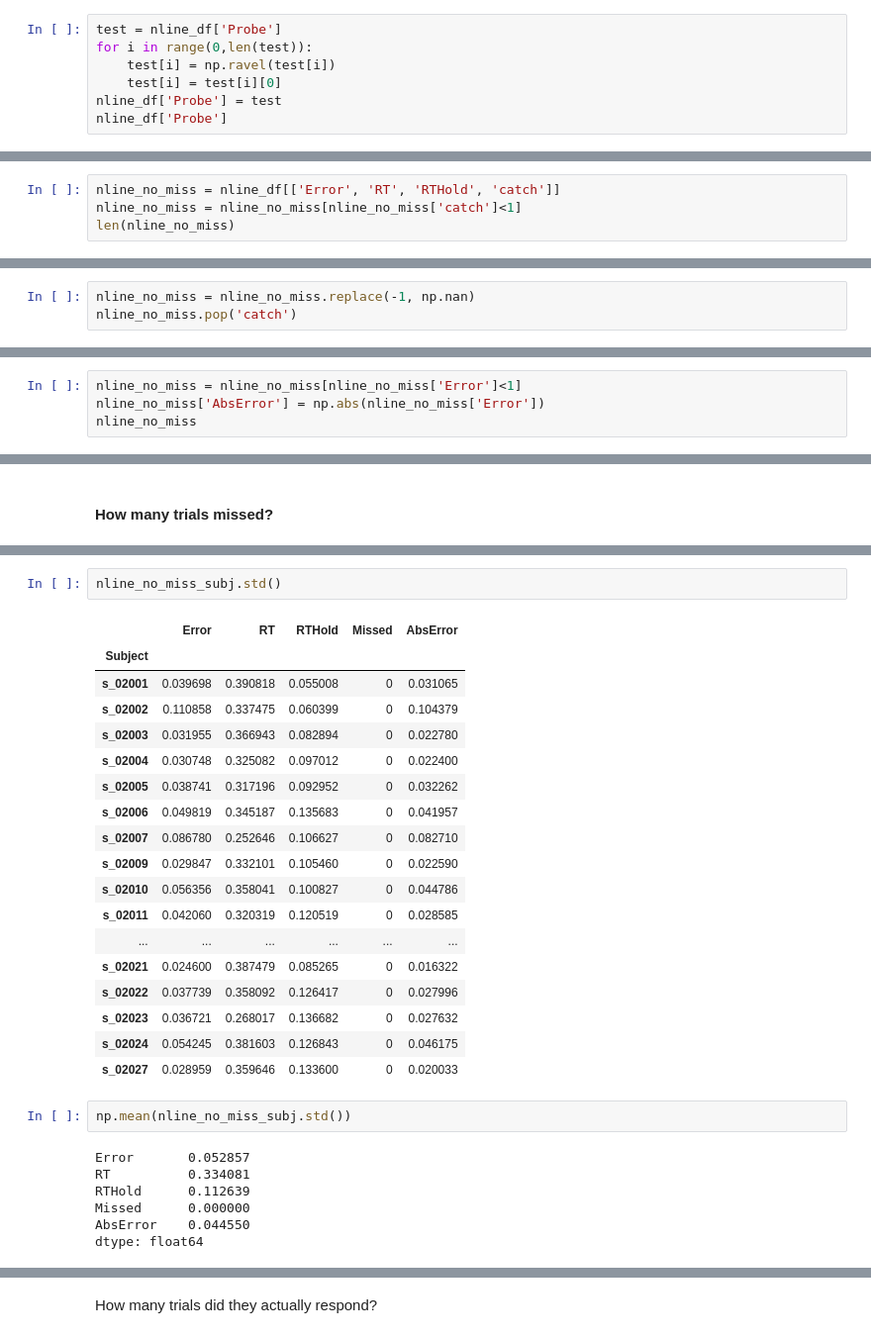
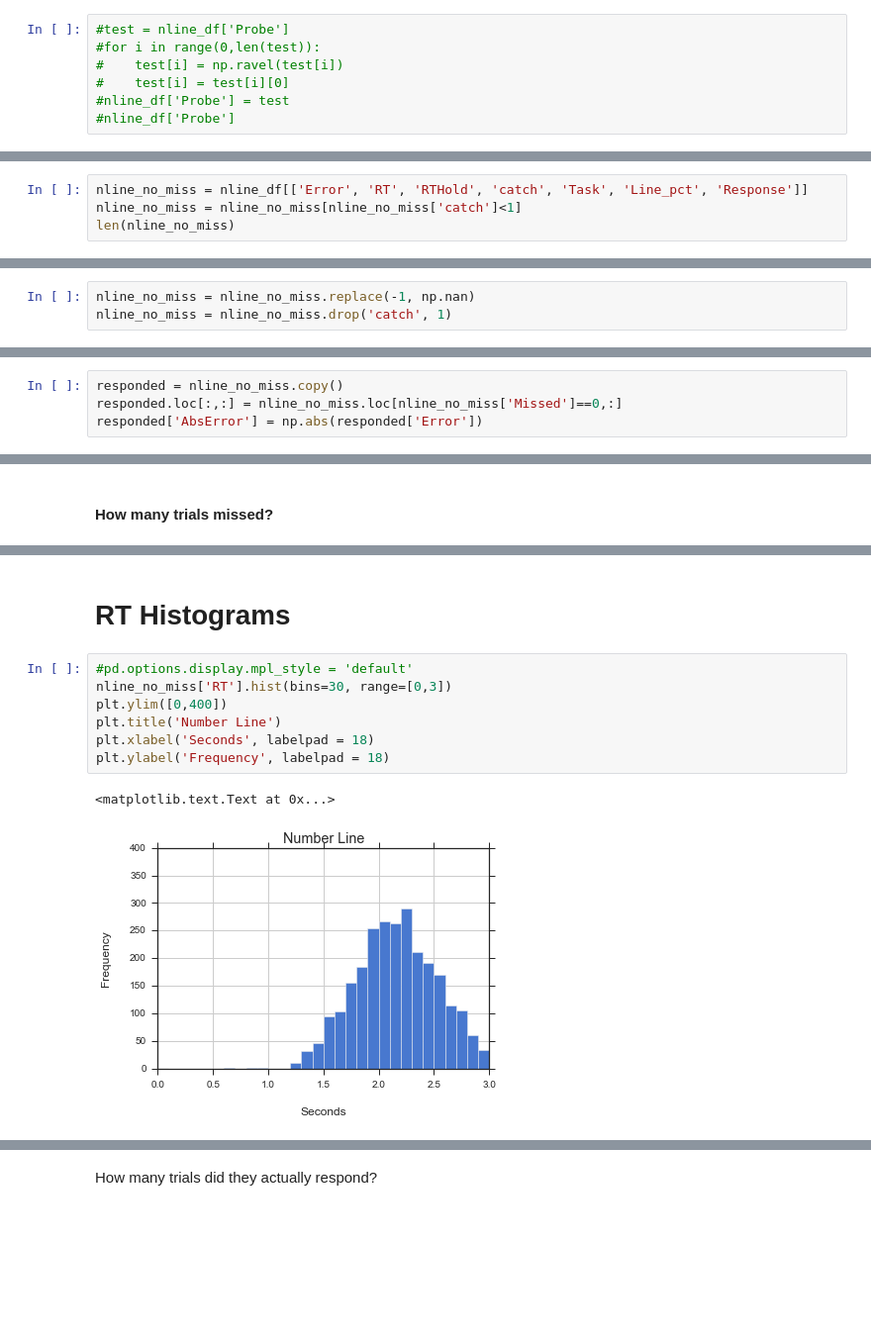
Before and after one commit to franink/Fractions, a Jupyter notebook: Data_Analyses/NLine_Behavioral.ipynb, the cells around one changed output, grey strips where cells are left out. Shown at 99% size. Saved outputs shown, nothing was run; the diff lists cells and outputs as text; blank space fills up the shorter version.

```diff
--- a/Data_Analyses/NLine_Behavioral.ipynb
+++ b/Data_Analyses/NLine_Behavioral.ipynb
@@ -280,9 +306,9 @@ nline_df.index.names
 # %% [output]
 FrozenList([u'Subject', u'Run', u'Trial'])
 # %%
-test = nline_df['Probe']
-for i in range(0,len(test)):
-    test[i] = np.ravel(test[i])
-    test[i] = test[i][0]
-nline_df['Probe'] = test
-nline_df['Probe']
+#test = nline_df['Probe']
+#for i in range(0,len(test)):
+#    test[i] = np.ravel(test[i])
+#    test[i] = test[i][0]
+#nline_df['Probe'] = test
+#nline_df['Probe']
@@ -341,5 +342,5 @@ nline_df['catch'].sum()
 # %%
-nline_no_miss = nline_df[['Error', 'RT', 'RTHold', 'catch']]
+nline_no_miss = nline_df[['Error', 'RT', 'RTHold', 'catch', 'Task', 'Line_pct', 'Response']]
 nline_no_miss = nline_no_miss[nline_no_miss['catch']<1]
 len(nline_no_miss)
 # %% [output]
@@ -347,3 +348,3 @@ len(nline_no_miss)
 # %%
 nline_no_miss = nline_no_miss.replace(-1, np.nan)
-nline_no_miss.pop('catch')
+nline_no_miss = nline_no_miss.drop('catch', 1)
@@ -391,4 +363,4 @@ Name: Missed, dtype: float64
 # %%
-nline_no_miss = nline_no_miss[nline_no_miss['Error']<1]
-nline_no_miss['AbsError'] = np.abs(nline_no_miss['Error'])
-nline_no_miss
+responded = nline_no_miss.copy()
+responded.loc[:,:] = nline_no_miss.loc[nline_no_miss['Missed']==0,:]
+responded['AbsError'] = np.abs(responded['Error'])
@@ -469,30 +418,12 @@ dtype: float64
-# %%
-nline_no_miss_subj.std()
-# %% [output]
-|  | Error | RT | RTHold | Missed | AbsError |
-| Subject |  |  |  |  |  |
-| s_02001 | 0.039698 | 0.390818 | 0.055008 | 0 | 0.031065 |
-| s_02002 | 0.110858 | 0.337475 | 0.060399 | 0 | 0.104379 |
-| s_02003 | 0.031955 | 0.366943 | 0.082894 | 0 | 0.022780 |
-| s_02004 | 0.030748 | 0.325082 | 0.097012 | 0 | 0.022400 |
-| s_02005 | 0.038741 | 0.317196 | 0.092952 | 0 | 0.032262 |
-| s_02006 | 0.049819 | 0.345187 | 0.135683 | 0 | 0.041957 |
-| s_02007 | 0.086780 | 0.252646 | 0.106627 | 0 | 0.082710 |
-| s_02009 | 0.029847 | 0.332101 | 0.105460 | 0 | 0.022590 |
-| s_02010 | 0.056356 | 0.358041 | 0.100827 | 0 | 0.044786 |
-| s_02011 | 0.042060 | 0.320319 | 0.120519 | 0 | 0.028585 |
-| ... | ... | ... | ... | ... | ... |
-| s_02021 | 0.024600 | 0.387479 | 0.085265 | 0 | 0.016322 |
-| s_02022 | 0.037739 | 0.358092 | 0.126417 | 0 | 0.027996 |
-| s_02023 | 0.036721 | 0.268017 | 0.136682 | 0 | 0.027632 |
-| s_02024 | 0.054245 | 0.381603 | 0.126843 | 0 | 0.046175 |
-| s_02027 | 0.028959 | 0.359646 | 0.133600 | 0 | 0.020033 |
-# %%
-np.mean(nline_no_miss_subj.std())
-# %% [output]
-Error       0.052857
-RT          0.334081
-RTHold      0.112639
-Missed      0.000000
-AbsError    0.044550
-dtype: float64
+# %% [markdown]
+# RT Histograms
+# %%
+#pd.options.display.mpl_style = 'default'
+nline_no_miss['RT'].hist(bins=30, range=[0,3])
+plt.ylim([0,400])
+plt.title('Number Line')
+plt.xlabel('Seconds', labelpad = 18)
+plt.ylabel('Frequency', labelpad = 18)
+# %% [output]
+<matplotlib.text.Text at 0x...>
+[figure, added]
```
Also changed, not shown: parts of 287 cells of this notebook, 10 other files.
